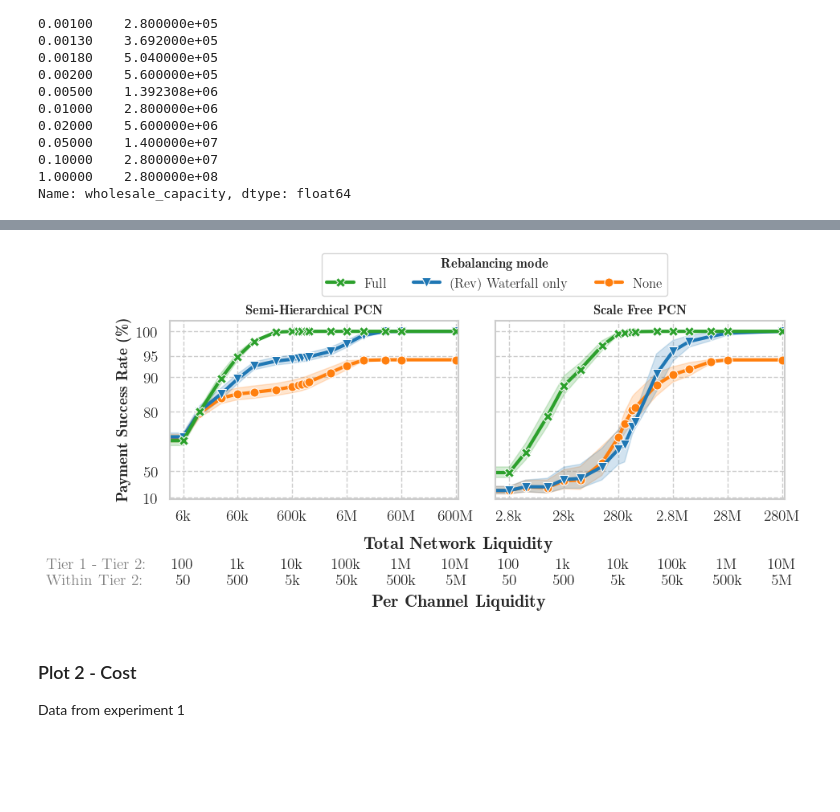
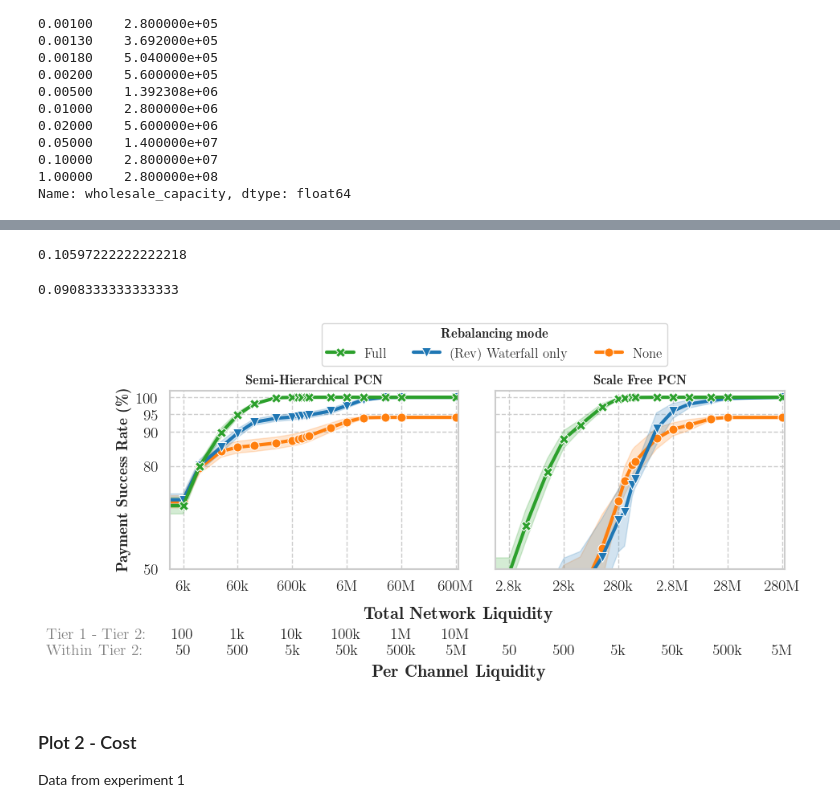
Before and after one commit to bancaditalia/itcoin-pcn-simulator, a Jupyter notebook: experiments/2024_COMCOM/COMCOM24.ipynb, the cells around one changed output, grey strips where cells are left out. Cells and saved outputs as stored; diff of their text form; code cells hidden in the pictures; blank space fills up the shorter version.

```diff
--- a/experiments/2024_COMCOM/COMCOM24.ipynb
+++ b/experiments/2024_COMCOM/COMCOM24.ipynb
@@ -92,3 +117,11 @@ Name: wholesale_capacity, dtype: float64
+# %%
+exp_1_SF[(exp_1_SF['rebal_mode']=='Full') & (exp_1_SF['capacity'] == 0.01)]['mean_submarine_swaps_per_minute'].mean()
+# %% [output]
+0.10597222222222218
+# %%
+exp_1_SH[(exp_1_SH['rebal_mode']=='Full') & (exp_1_SH['capacity'] == 0.005)]['mean_submarine_swaps_per_minute'].mean()
+# %% [output]
+0.0908333333333333
 # %%
 # Define the custom scale function
 def forward(x):
@@ -111,12 +144,12 @@ SH_labels = [
 ]
 
 SF_labels = [
-    "2.8k\n\n\n100\n50",
-    "28k\n\n\n1k\n500",
-    "280k\n\n\n10k\n5k",
-    "2.8M\n\n\n100k\n50k",
-    "28M\n\n\n1M\n500k",
-    "280M\n\n\n10M\n5M",
+    "2.8k\n\n\n\n50",
+    "28k\n\n\n\n500",
+    "280k\n\n\n\n5k",
+    "2.8M\n\n\n\n50k",
+    "28M\n\n\n\n500k",
+    "280M\n\n\n\n5M",
 ]
 
 def plot_1(df,ax,custom_labels):
@@ -152,8 +185,8 @@ def plot_1(df,ax,custom_labels):
 plot_1(exp_1_SH,axes[0],SH_labels)
 plot_1(exp_1_SF,axes[1],SF_labels)
 axes[0].set_ylabel(r"\textbf{Payment Success Rate (\%)}")
-axes[0].set_ylim(0, 1.02)
-axes[0].set_yscale("function", functions=(forward, inverse))
+axes[0].set_ylim(0.5, 1.02)
+#axes[0].set_yscale("function", functions=(forward, inverse))
 
 y_minor_ticks = [0.1, 0.5, 0.8, 0.9, 0.95, 1]
 axes[0].yaxis.set_major_locator(ticker.FixedLocator(y_minor_ticks))
@@ -165,34 +198,34 @@ fig.text(0.5, 0, r"\textbf{Per Channel Liquidity}", ha='center')
 
 fig.text(
     -0.07, 0.07,
    "Tier 1 - Tier 2:\nWithin Tier 2:",
     ha="left",
     color="gray",
     fontsize = 14
 )
 
 axes[0].title.set_text(r'\textbf{Semi-Hierarchical PCN}')
 axes[1].title.set_text(r'\textbf{Scale Free PCN}')
 
 # Create a single legend outside the subplots
 handles, labels = axes[0].get_legend_handles_labels()
 
 labels = ["Full","(Rev) Waterfall only", "None"]
 order = [2,1,0]
 fig.legend(handles=[handles[idx] for idx in order], labels=labels, title=r'\textbf{Rebalancing mode}', loc='upper center', bbox_to_anchor=(0.55, 1.12), ncol=3)
 axes[0].get_legend().remove()
 axes[1].get_legend().remove()
 
 plt.tight_layout()
 plt.show()
 fig.savefig('plots/plot1.pdf',
     format="pdf",
     pad_inches=0,
     bbox_inches="tight",
 )
 plt.close(fig)
 # %% [output]
-[figure, old version]
+[figure, new version]
 # %% [markdown]
 ### Plot 2 - Cost
 Data from experiment 1
```
Also changed, not shown: parts of 6 cells of this notebook.
